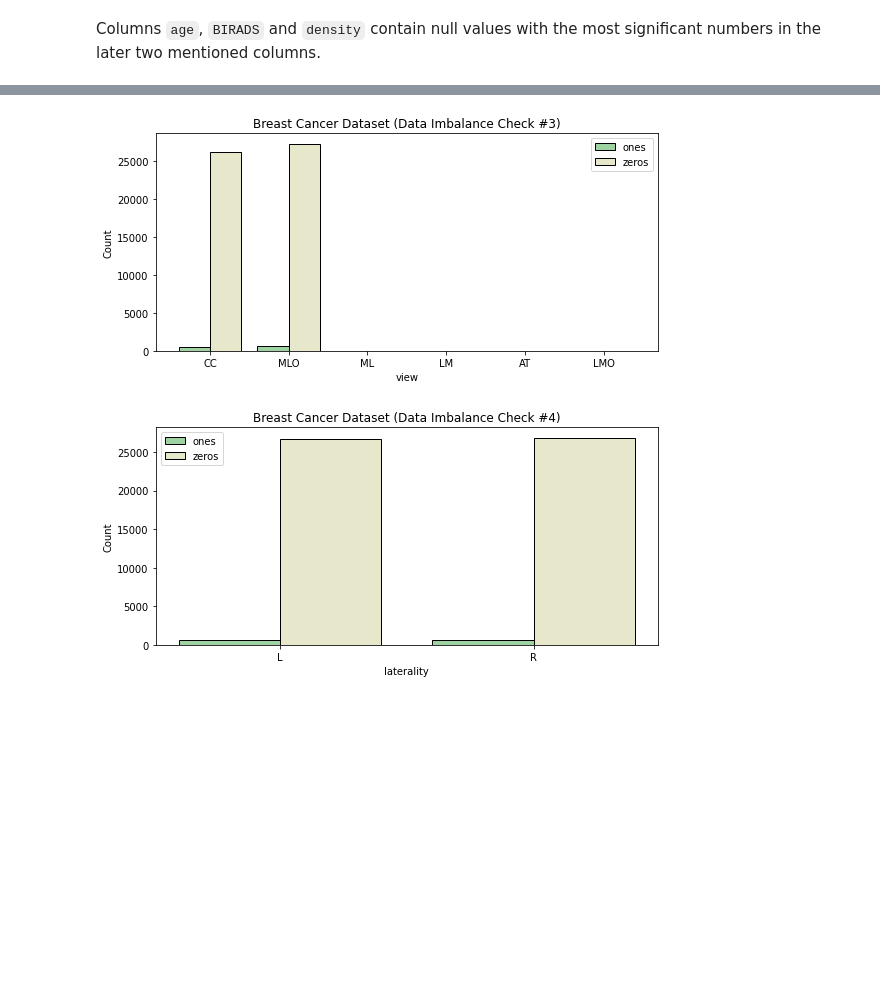
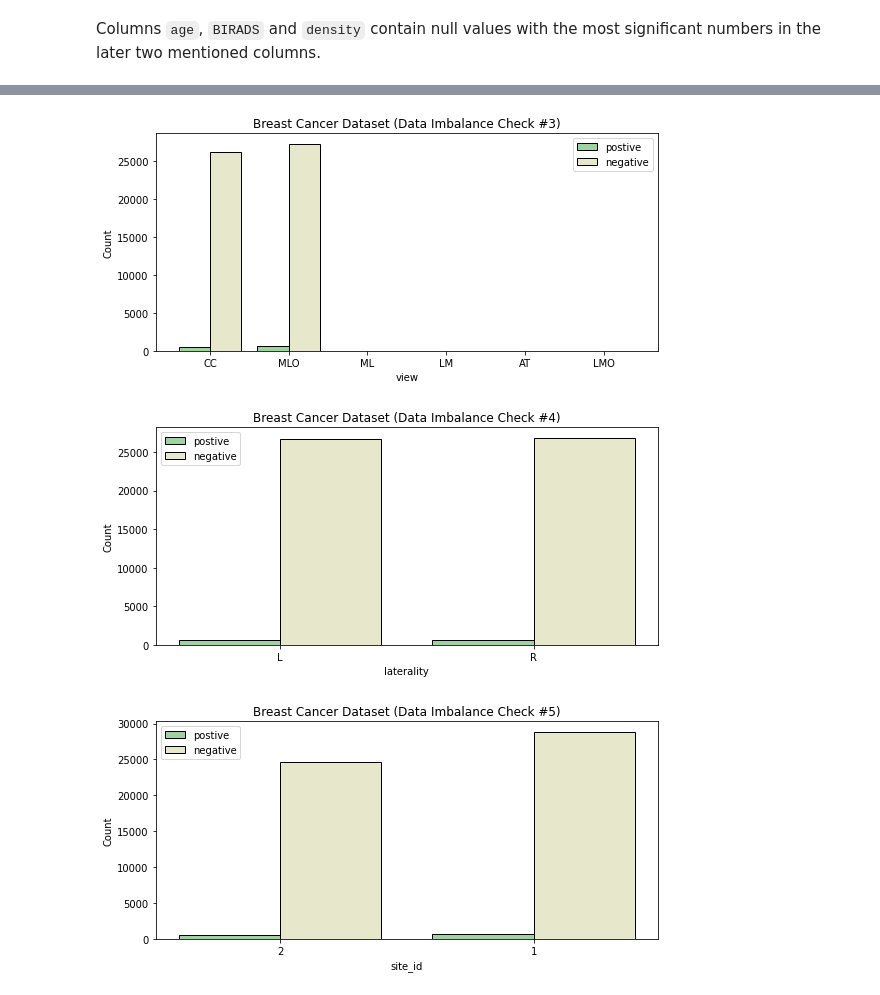
Before and after one commit to manchhui/RSNA-Screening-Mammography, a Jupyter notebook: eda-rsna-screening-mammography-dataset.ipynb, the cells around one changed output, grey strips where cells are left out. Saved outputs shown, nothing was run; the diff lists cells and outputs as text; code cells hidden in the pictures; blank space fills up the shorter version.

```diff
--- a/eda-rsna-screening-mammography-dataset.ipynb
+++ b/eda-rsna-screening-mammography-dataset.ipynb
@@ -149,7 +149,7 @@ def plot_ones_zeros(df, col1, col2, number):
         ax.bar(i+0.2, zeros, 0.4, color = barcolors[2], **barstyle,)
 
     # Add a legend
-    ax.legend(['ones', 'zeros'])
+    ax.legend(['postive', 'negative'])
 
     # Show the plot
     plt.xticks(range(len(unique_values)), unique_values)
@@ -173,7 +173,7 @@ def plot_ones_zeros_ratio(df, col1, col2, number):
         ratio = ones/zeros
 
         # Plot the bars
-        ax.bar(i, ones/zeros, 0.4, color = barcolors[1], **barstyle,)
+        ax.bar(i, ones/zeros, 0.4, color = barcolors[4], **barstyle,)
 
         # Add the values for each bar
         ax.text(i, ones/zeros, f'{ones/zeros:.3f}', ha='center', va='bottom', fontweight='bold')
@@ -193,6 +193,8 @@ plot_ones_zeros_ratio(train_df, 'cancer', 'machine_id',2)
 # %%
 plot_ones_zeros(train_df, 'cancer', 'view',3)
 plot_ones_zeros(train_df, 'cancer', 'laterality',4)
+plot_ones_zeros(train_df, 'cancer', 'site_id',5)
 # %% [output]
-[figure, old version]
+[figure, new version]
-[figure, old version]
+[figure, new version]
+[figure, added]
```
Also changed, not shown: parts of 2 cells of this notebook.
